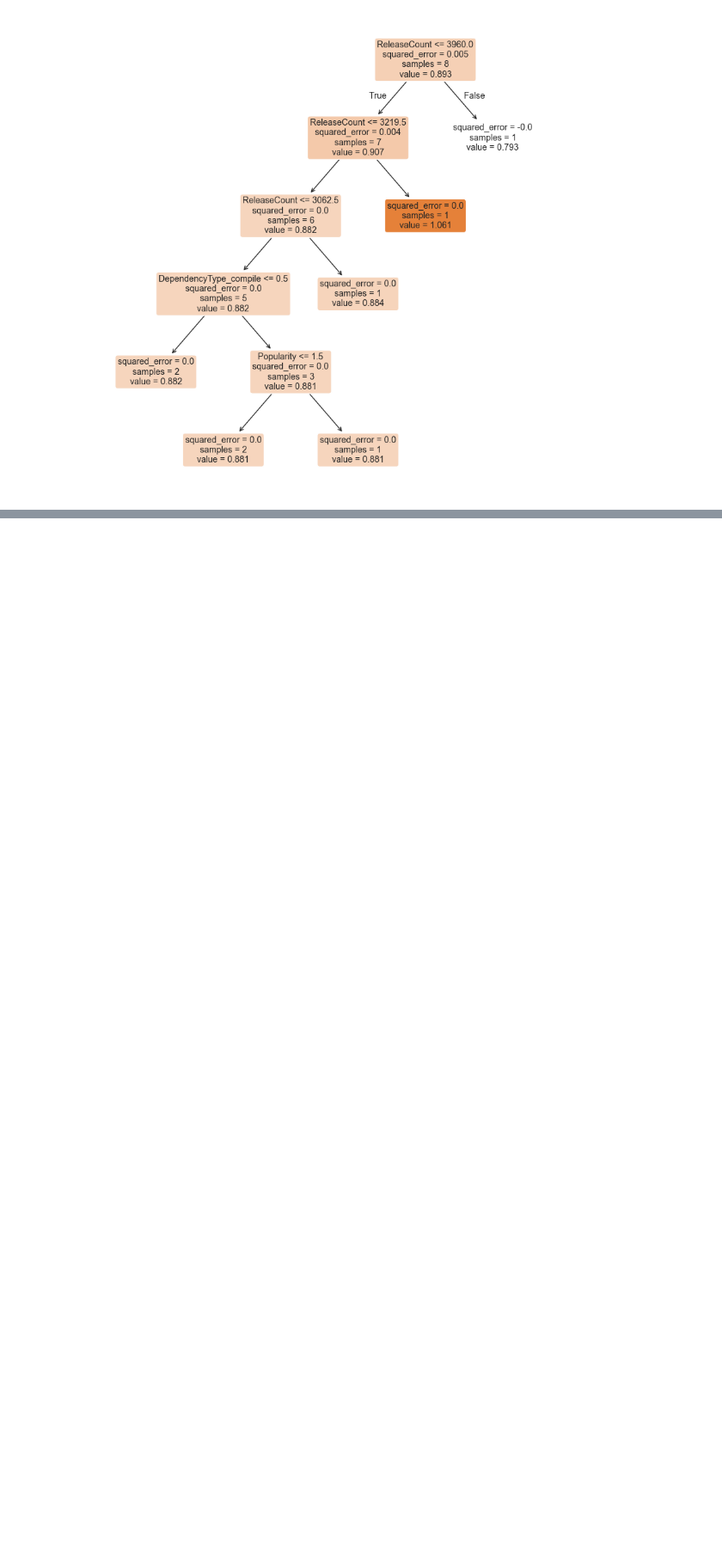
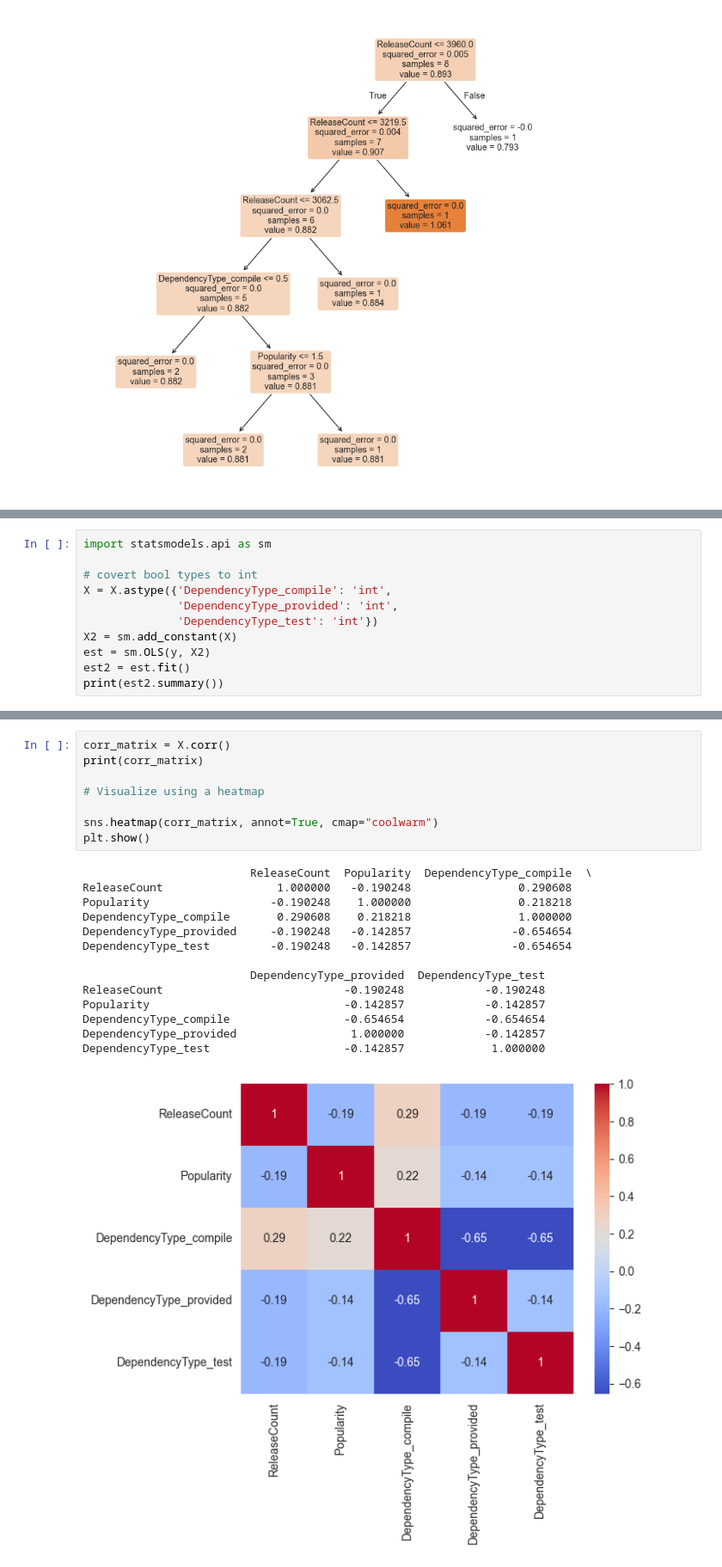
Before and after one commit to hanzltom/LOG6307-final, a Jupyter notebook: influence.ipynb, the cells around one changed output, grey strips where cells are left out. Shown: that part at 86% size. Drawn from its saved outputs; the diff is of its cells as text; blank space fills up the shorter version.

```diff
--- a/influence.ipynb
+++ b/influence.ipynb
@@ -167,0 +221,11 @@ plot_tree(clf, filled=True, feature_names=X.iloc[:,:].columns, class_names=True,
+# %%
+import statsmodels.api as sm
+
+# covert bool types to int
+X = X.astype({'DependencyType_compile': 'int',
+              'DependencyType_provided': 'int',
+              'DependencyType_test': 'int'})
+X2 = sm.add_constant(X)
+est = sm.OLS(y, X2)
+est2 = est.fit()
+print(est2.summary())
@@ -167,0 +255,23 @@ plot_tree(clf, filled=True, feature_names=X.iloc[:,:].columns, class_names=True,
+# %%
+corr_matrix = X.corr()
+print(corr_matrix)
+
+# Visualize using a heatmap
+
+sns.heatmap(corr_matrix, annot=True, cmap="coolwarm")
+plt.show()
+# %% [output]
+                         ReleaseCount  Popularity  DependencyType_compile  \
+ReleaseCount                 1.000000   -0.190248                0.290608
+Popularity                  -0.190248    1.000000                0.218218
+DependencyType_compile       0.290608    0.218218                1.000000
+DependencyType_provided     -0.190248   -0.142857               -0.654654
+DependencyType_test         -0.190248   -0.142857               -0.654654
+
+                         DependencyType_provided  DependencyType_test
+ReleaseCount                           -0.190248            -0.190248
+Popularity                             -0.142857            -0.142857
+DependencyType_compile                 -0.654654            -0.654654
+DependencyType_provided                 1.000000            -0.142857
+DependencyType_test                    -0.142857             1.000000
+[figure, added]
```
Also changed, not shown: parts of 18 cells of this notebook.
